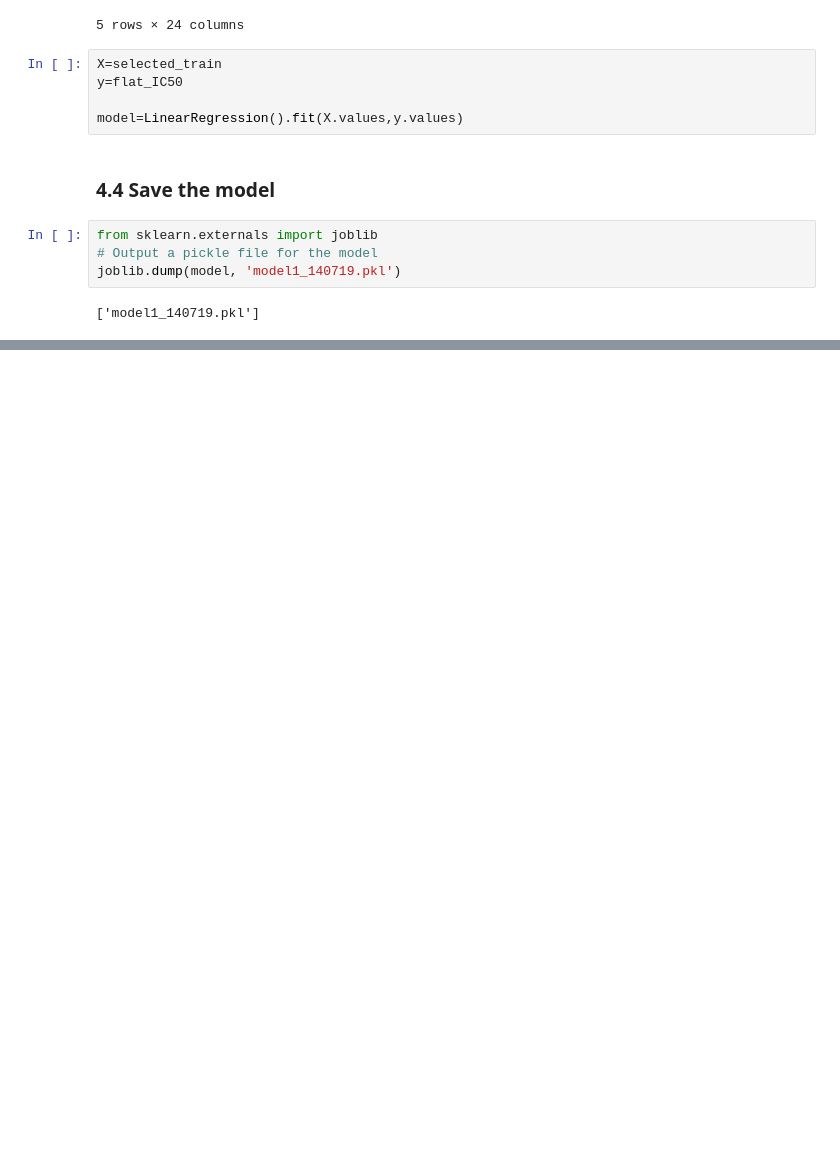
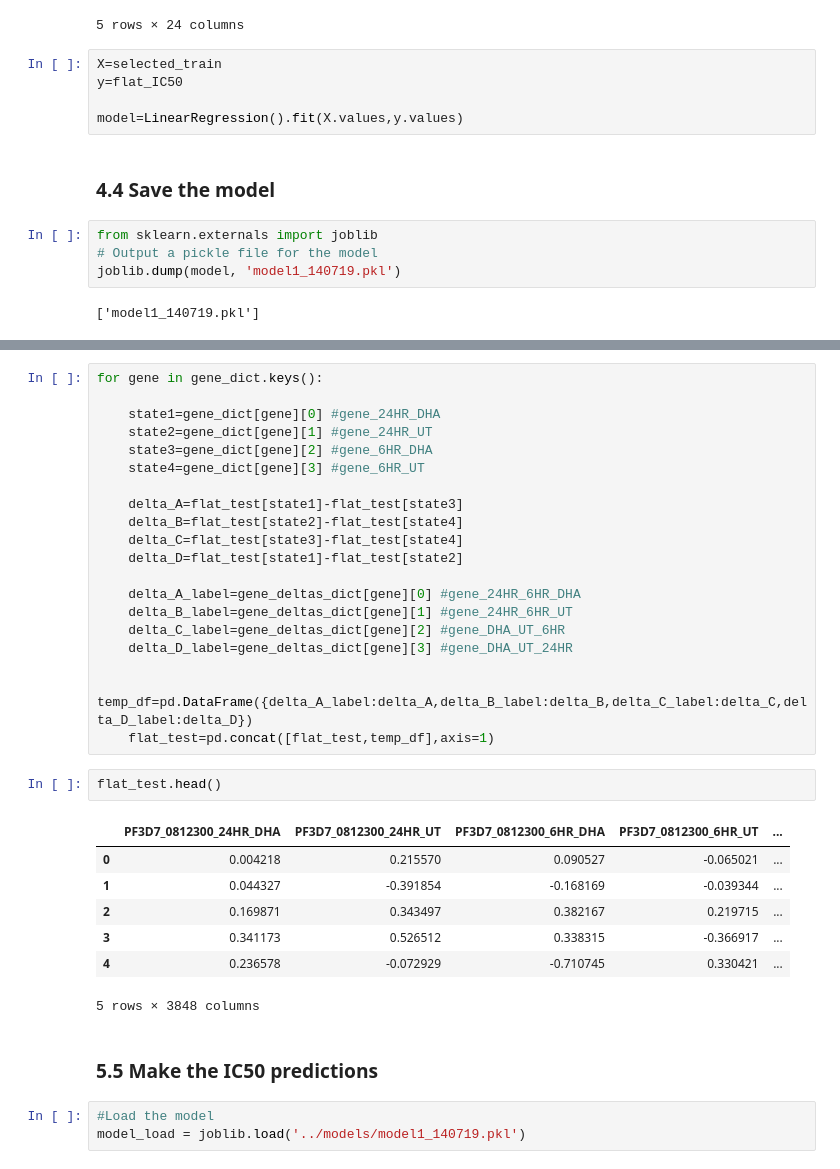
Before and after one commit to Monida/Dream_Challenge_Malaria, a Jupyter notebook: scripts/data_explore.ipynb, the cells around one changed output, grey strips where cells are left out. Drawn from its saved outputs; the diff is of its cells as text; blank space fills up the shorter version.

```diff
--- a/scripts/data_explore.ipynb
+++ b/scripts/data_explore.ipynb
@@ -878,0 +992,35 @@ joblib.dump(model, 'model1_140719.pkl')
+# %%
+for gene in gene_dict.keys():
+
+    state1=gene_dict[gene][0] #gene_24HR_DHA
+    state2=gene_dict[gene][1] #gene_24HR_UT
+    state3=gene_dict[gene][2] #gene_6HR_DHA
+    state4=gene_dict[gene][3] #gene_6HR_UT
+
+    delta_A=flat_test[state1]-flat_test[state3]
+    delta_B=flat_test[state2]-flat_test[state4]
+    delta_C=flat_test[state3]-flat_test[state4]
+    delta_D=flat_test[state1]-flat_test[state2]
+
+    delta_A_label=gene_deltas_dict[gene][0] #gene_24HR_6HR_DHA
+    delta_B_label=gene_deltas_dict[gene][1] #gene_24HR_6HR_UT
+    delta_C_label=gene_deltas_dict[gene][2] #gene_DHA_UT_6HR
+    delta_D_label=gene_deltas_dict[gene][3] #gene_DHA_UT_24HR
+
+    temp_df=pd.DataFrame({delta_A_label:delta_A,delta_B_label:delta_B,delta_C_label:delta_C,delta_D_label:delta_D})
+    flat_test=pd.concat([flat_test,temp_df],axis=1)
+# %%
+flat_test.head()
+# %% [output]
+|  | PF3D7_0812300_24HR_DHA | PF3D7_0812300_24HR_UT | PF3D7_0812300_6HR_DHA | PF3D7_0812300_6HR_UT | ... |
+| 0 | 0.004218 | 0.215570 | 0.090527 | -0.065021 | ... |
+| 1 | 0.044327 | -0.391854 | -0.168169 | -0.039344 | ... |
+| 2 | 0.169871 | 0.343497 | 0.382167 | 0.219715 | ... |
+| 3 | 0.341173 | 0.526512 | 0.338315 | -0.366917 | ... |
+| 4 | 0.236578 | -0.072929 | -0.710745 | 0.330421 | ... |
+5 rows × 3848 columns
+# %% [markdown]
+### 5.5 Make the IC50 predictions
+# %%
+#Load the model
+model_load = joblib.load('../models/model1_140719.pkl')
```
Also changed, not shown: parts of 23 cells of this notebook.
